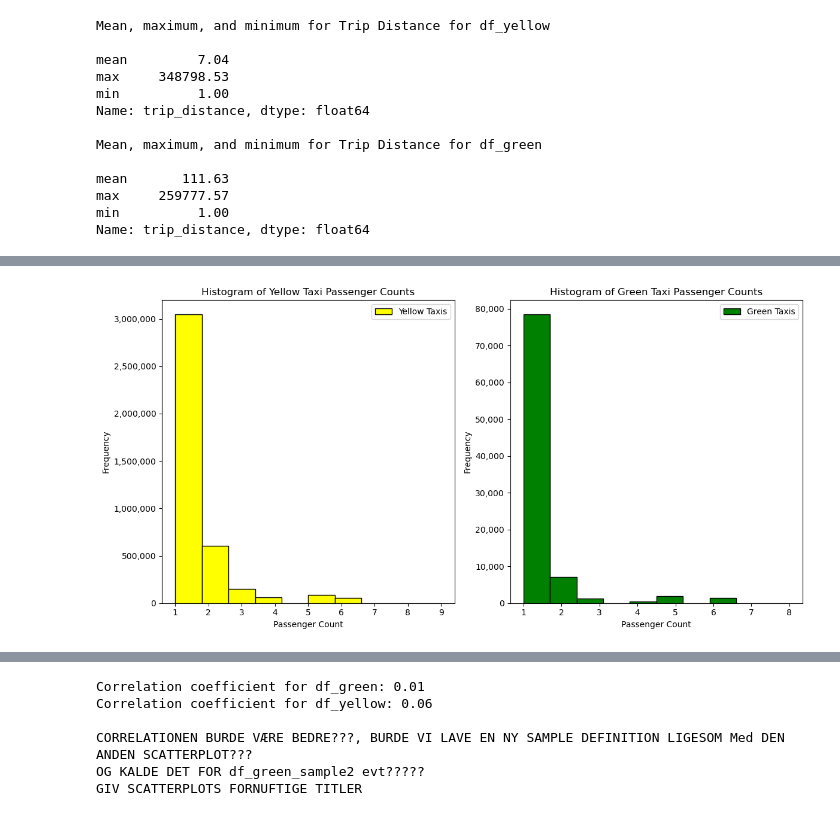
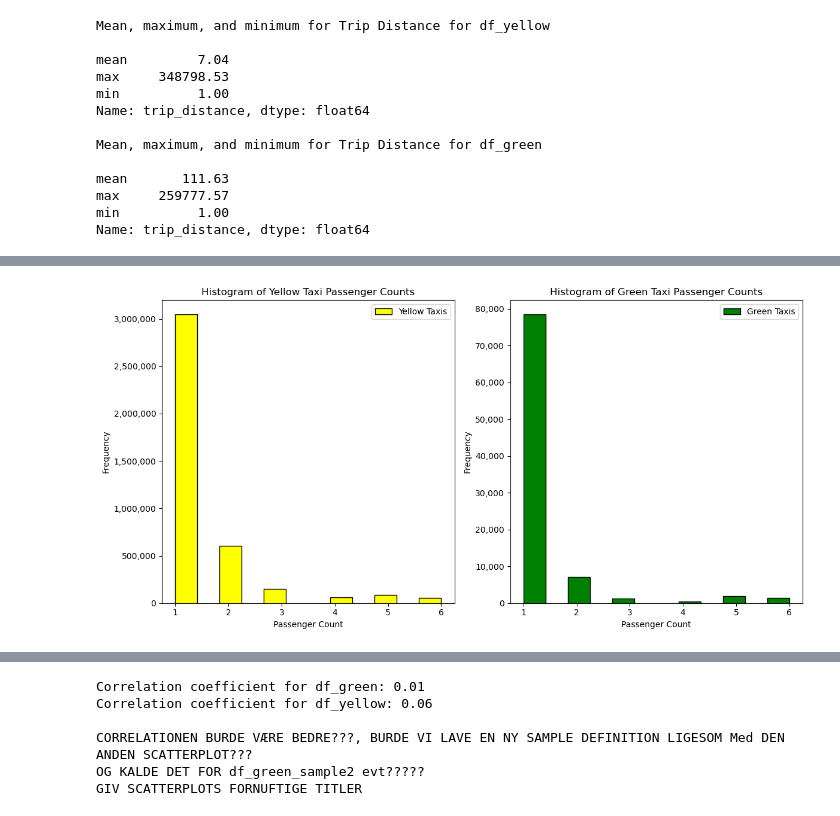
Before and after one commit to fred248h/62444-DVA, a Jupyter notebook: 4.ipynb, the cells around one changed output, grey strips where cells are left out. Saved outputs shown, nothing was run; the diff lists cells and outputs as text; code cells hidden in the pictures.

```diff
--- a/4.ipynb
+++ b/4.ipynb
@@ -208,37 +236,37 @@ Name: trip_distance, dtype: float64
 # %%
-df_yellow = df_yellow[(df_yellow.passenger_count > 0) & df_yellow.passenger_count.notna()]
-df_green = df_green[(df_green.passenger_count > 0) & df_green.passenger_count.notna()]
+df_yellow_sample1 = df_yellow[df_yellow['passenger_count'].isin(df_yellow['passenger_count'].value_counts()[df_yellow['passenger_count'].value_counts() > 10].index)]
+df_green_sample1 = df_green[df_green['passenger_count'].isin(df_green['passenger_count'].value_counts()[df_green['passenger_count'].value_counts() > 10].index)]
 # %%
 import matplotlib.pyplot as plt
 from matplotlib.ticker import FuncFormatter
 
 # Create a figure with two subplots
 fig, axes = plt.subplots(1, 2, figsize=(12, 6))
 
 # Plotting yellow taxi passenger counts
-axes[0].hist(df_yellow.passenger_count, bins=10, color='yellow', label='Yellow Taxis', edgecolor='black')
+axes[0].hist(df_yellow_sample1.passenger_count, bins=12, color='yellow', label='Yellow Taxis', edgecolor='black')
 axes[0].set_xlabel('Passenger Count')
 axes[0].set_ylabel('Frequency')
 axes[0].set_title('Histogram of Yellow Taxi Passenger Counts')
 axes[0].legend()
 
 # Format the y-axis labels with commas and decimal points
 axes[0].yaxis.set_major_formatter(FuncFormatter(lambda x, _: f'{x:,.0f}'))
 
 # Plotting green taxi passenger counts
-axes[1].hist(df_green.passenger_count, bins=10, color='green', label='Green Taxis', edgecolor='black')
+axes[1].hist(df_green_sample1.passenger_count, bins=12, color='green', label='Green Taxis', edgecolor='black')
 axes[1].set_xlabel('Passenger Count')
 axes[1].set_ylabel('Frequency')
 axes[1].set_title('Histogram of Green Taxi Passenger Counts')
 axes[1].legend()
 
 # Format the y-axis labels with commas and decimal points
 axes[1].yaxis.set_major_formatter(FuncFormatter(lambda x, _: f'{x:,.0f}'))
 
 # Adjust the spacing between subplots
 plt.tight_layout()
 
 # Display the figure
 plt.show()
 # %% [output]
-[figure, old version]
+[figure, new version]
```
Also changed, not shown: parts of 14 cells of this notebook, 1 other file.
